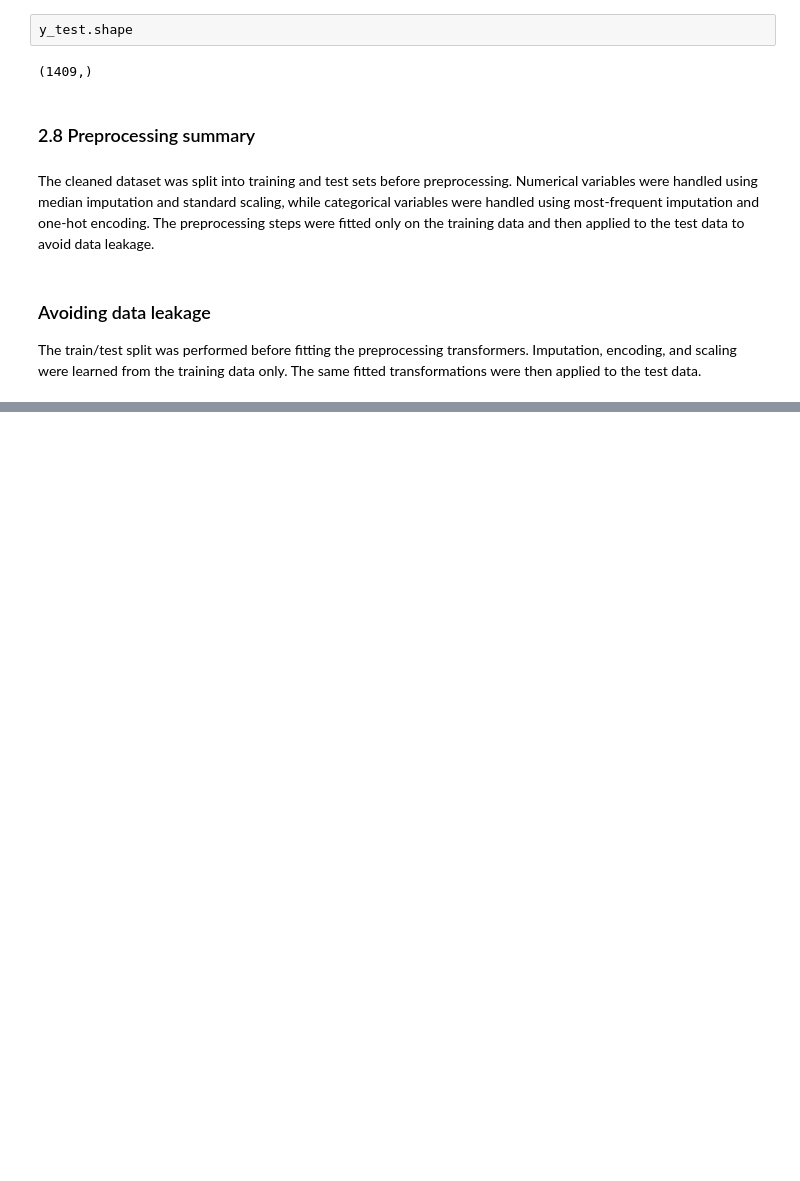
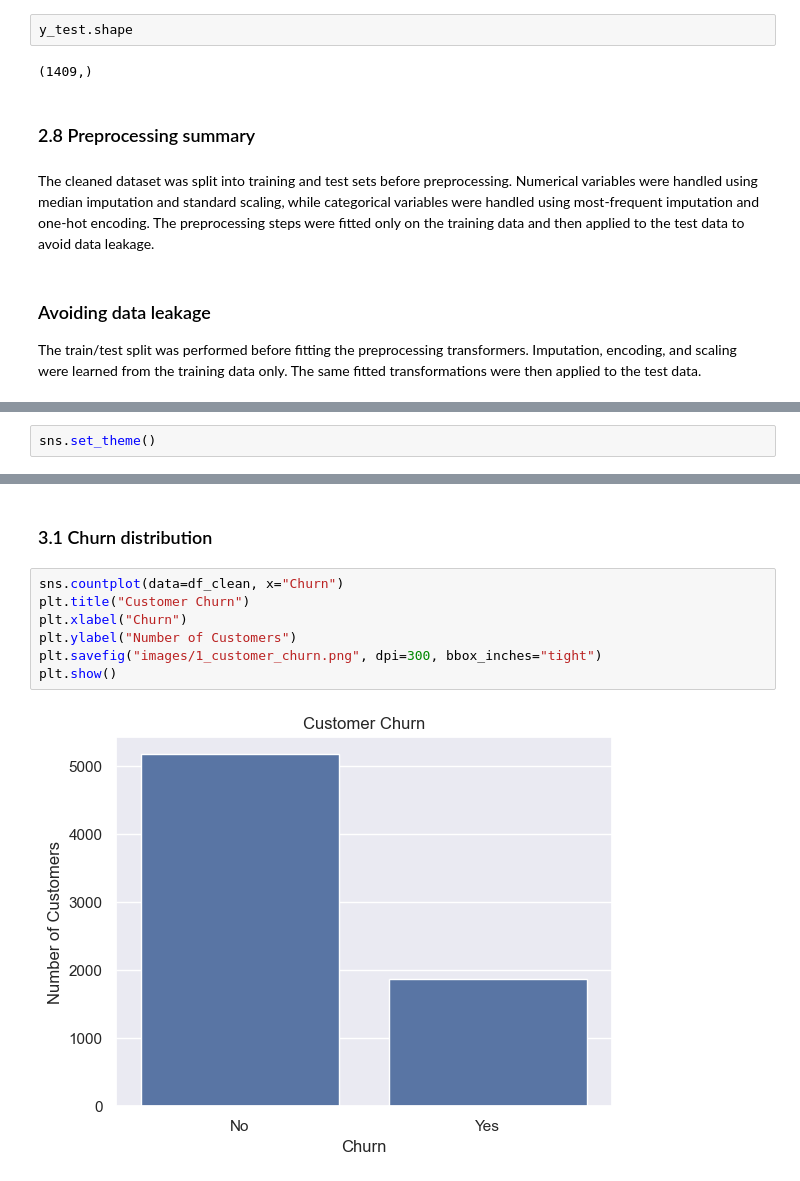
Before and after one commit to francisparwez/telco-customer-churn, a Jupyter notebook: Telco_Churn.ipynb, the cells around one changed output, grey strips where cells are left out. Saved outputs shown, nothing was run; the diff lists cells and outputs as text; blank space fills up the shorter version.

Commit message:
04 Add Exploratory Data Analysis

```diff
--- a/Telco_Churn.ipynb
+++ b/Telco_Churn.ipynb
@@ -505,0 +513,2 @@ The train/test split was performed before fitting the preprocessing transformers
+# %%
+sns.set_theme()
@@ -505,0 +549,11 @@ The train/test split was performed before fitting the preprocessing transformers
+# %% [markdown]
+### 3.1 Churn distribution
+# %%
+sns.countplot(data=df_clean, x="Churn")
+plt.title("Customer Churn")
+plt.xlabel("Churn")
+plt.ylabel("Number of Customers")
+plt.savefig("images/1_customer_churn.png", dpi=300, bbox_inches="tight")
+plt.show()
+# %% [output]
+[figure, added]
```
Also changed, not shown: parts of 43 cells of this notebook, 14 other files.
